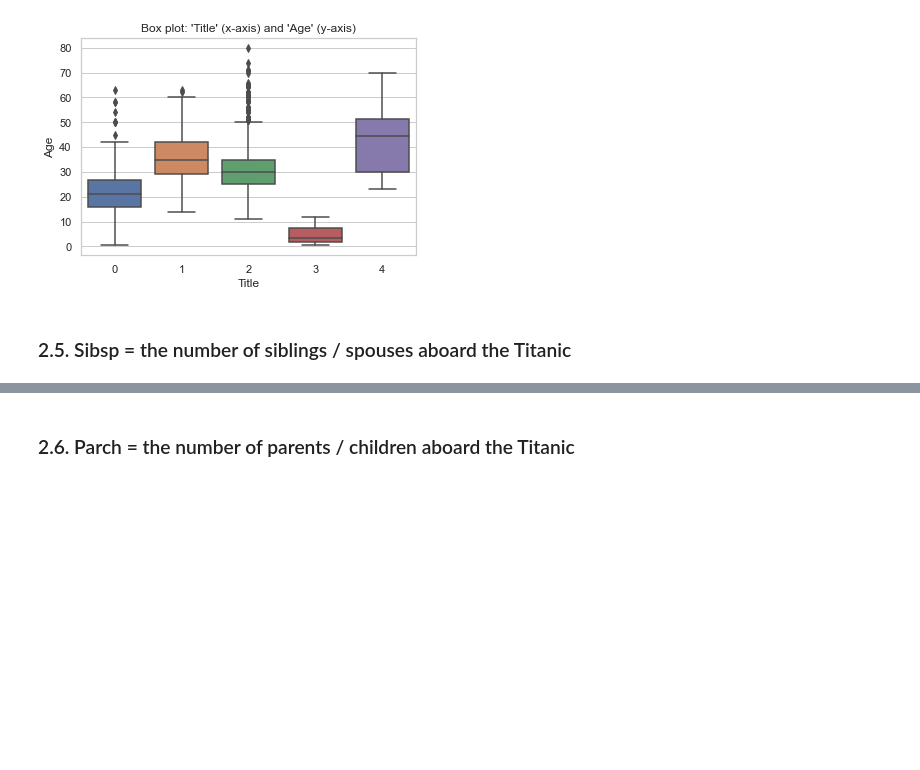
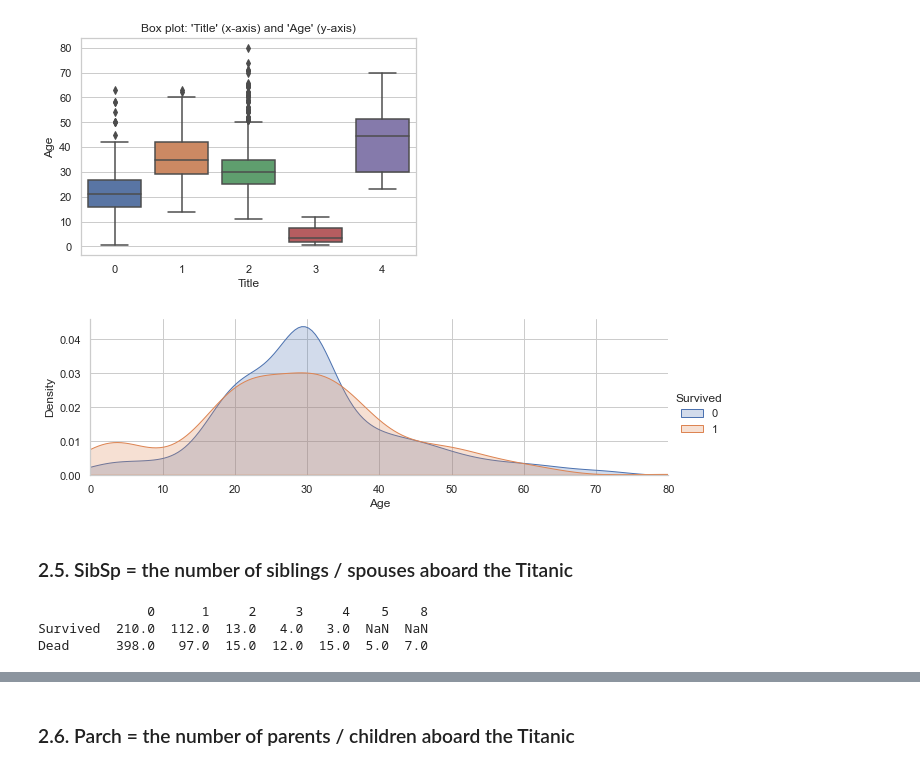
Before and after one commit to mrlee0708/kaggle-titanic, a Jupyter notebook: titanic-miran.ipynb, the cells around one changed output, grey strips where cells are left out. Saved outputs shown, nothing was run; the diff lists cells and outputs as text; code cells hidden in the pictures; blank space fills up the shorter version.

```diff
--- a/titanic-miran.ipynb
+++ b/titanic-miran.ipynb
@@ -316,5 +317,25 @@ plt.title("Box plot: 'Title' (x-axis) and 'Age' (y-axis)")
 plt.show()
 # %% [output]
 [figure]
+# %%
+facet = sns.FacetGrid(train_df, hue='Survived', aspect=3)
+facet.map(sns.kdeplot, 'Age', shade = True)
+facet.set(xlim=(0, train_df['Age'].max()))
+facet.add_legend()
+plt.show()
+# %% [output]
+[figure, added]
 # %% [markdown]
-### 2.5. Sibsp = the number of siblings / spouses aboard the Titanic
+### 2.5. SibSp = the number of siblings / spouses aboard the Titanic
+# %%
+sur_sibsp = train_df[train_df['Survived']==1]['SibSp'].value_counts()
+dead_sibsp = train_df[train_df['Survived']==0]['SibSp'].value_counts()
+#print(sur_sibsp)
+#print(dead_sibsp)
+sibsp_count = pd.DataFrame([sur_sibsp, dead_sibsp])
+sibsp_count.index = ['Survived', 'Dead']
+print(sibsp_count)
+# %% [output]
+              0      1     2     3     4    5    8
+Survived  210.0  112.0  13.0   4.0   3.0  NaN  NaN
+Dead      398.0   97.0  15.0  12.0  15.0  5.0  7.0
```
Also changed, not shown: parts of 6 cells of this notebook.
